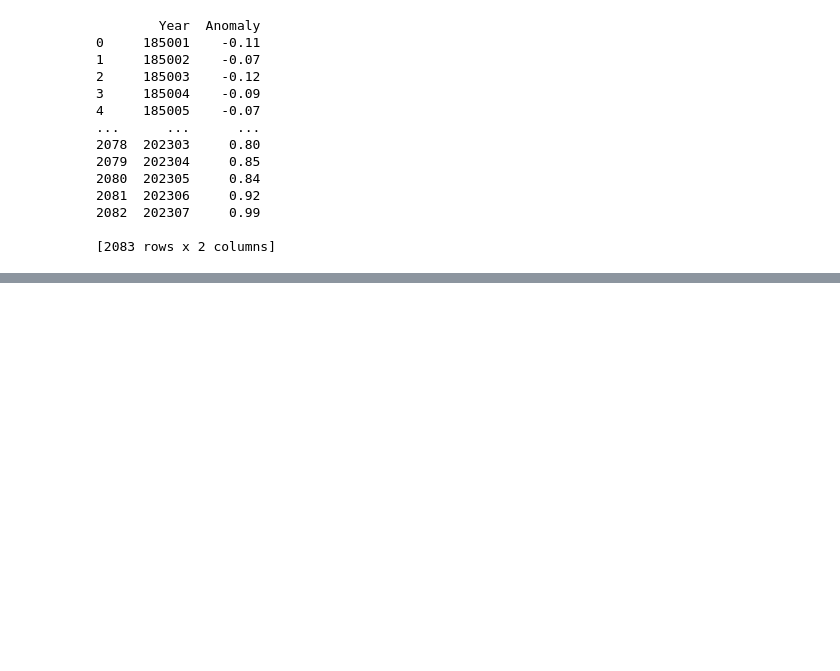
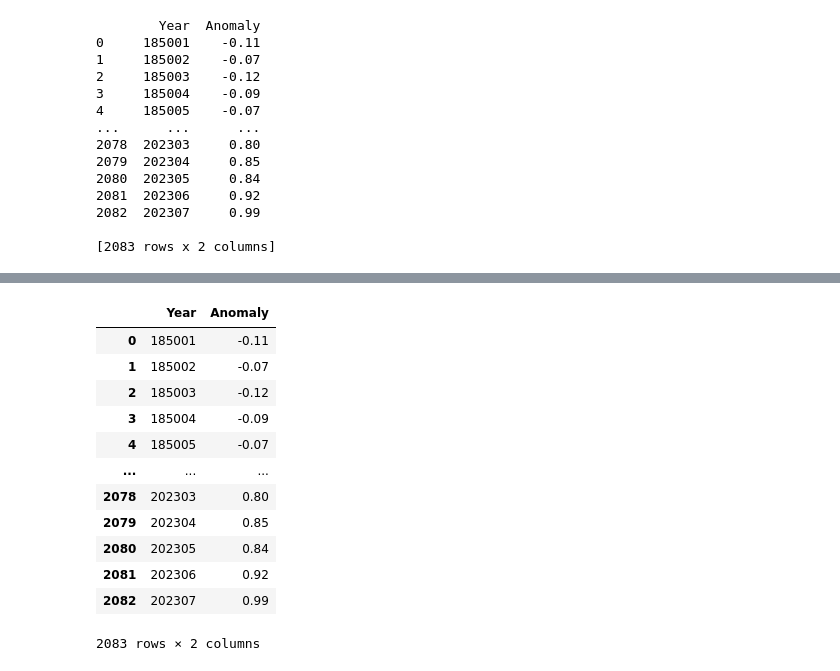
Before and after one commit to jdmandras/Project-3, a Jupyter notebook: Individual Workspaces/Mavin Gill/Project_3.ipynb, the cells around one changed output, grey strips where cells are left out. Saved outputs shown, nothing was run; the diff lists cells and outputs as text; code cells hidden in the pictures; blank space fills up the shorter version.

```diff
--- a/Individual Workspaces/Mavin Gill/Project_3.ipynb
+++ b/Individual Workspaces/Mavin Gill/Project_3.ipynb
@@ -346,0 +326,20 @@ print(landocean_df)
+# %%
+# Read the tab-separated CSV file
+landocean_df = pd.read_csv("Global_Ocean_Temp_Anom.csv",skiprows=4, delimiter=',')
+
+# Display the DataFrame
+landocean_df
+# %% [output]
+|  | Year | Anomaly |
+| 0 | 185001 | -0.11 |
+| 1 | 185002 | -0.07 |
+| 2 | 185003 | -0.12 |
+| 3 | 185004 | -0.09 |
+| 4 | 185005 | -0.07 |
+| ... | ... | ... |
+| 2078 | 202303 | 0.80 |
+| 2079 | 202304 | 0.85 |
+| 2080 | 202305 | 0.84 |
+| 2081 | 202306 | 0.92 |
+| 2082 | 202307 | 0.99 |
+2083 rows × 2 columns
```
Also changed, not shown: parts of 3 cells of this notebook.
